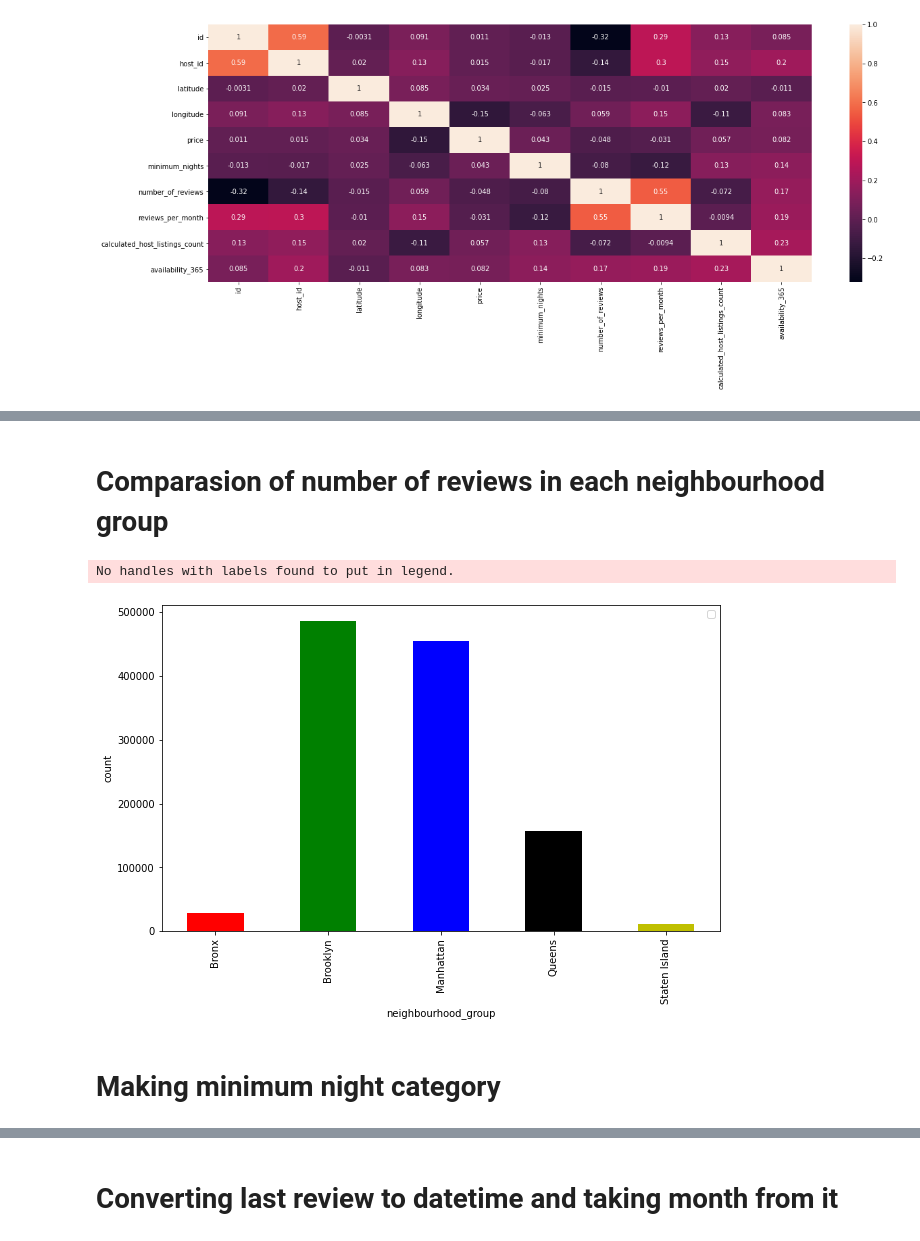
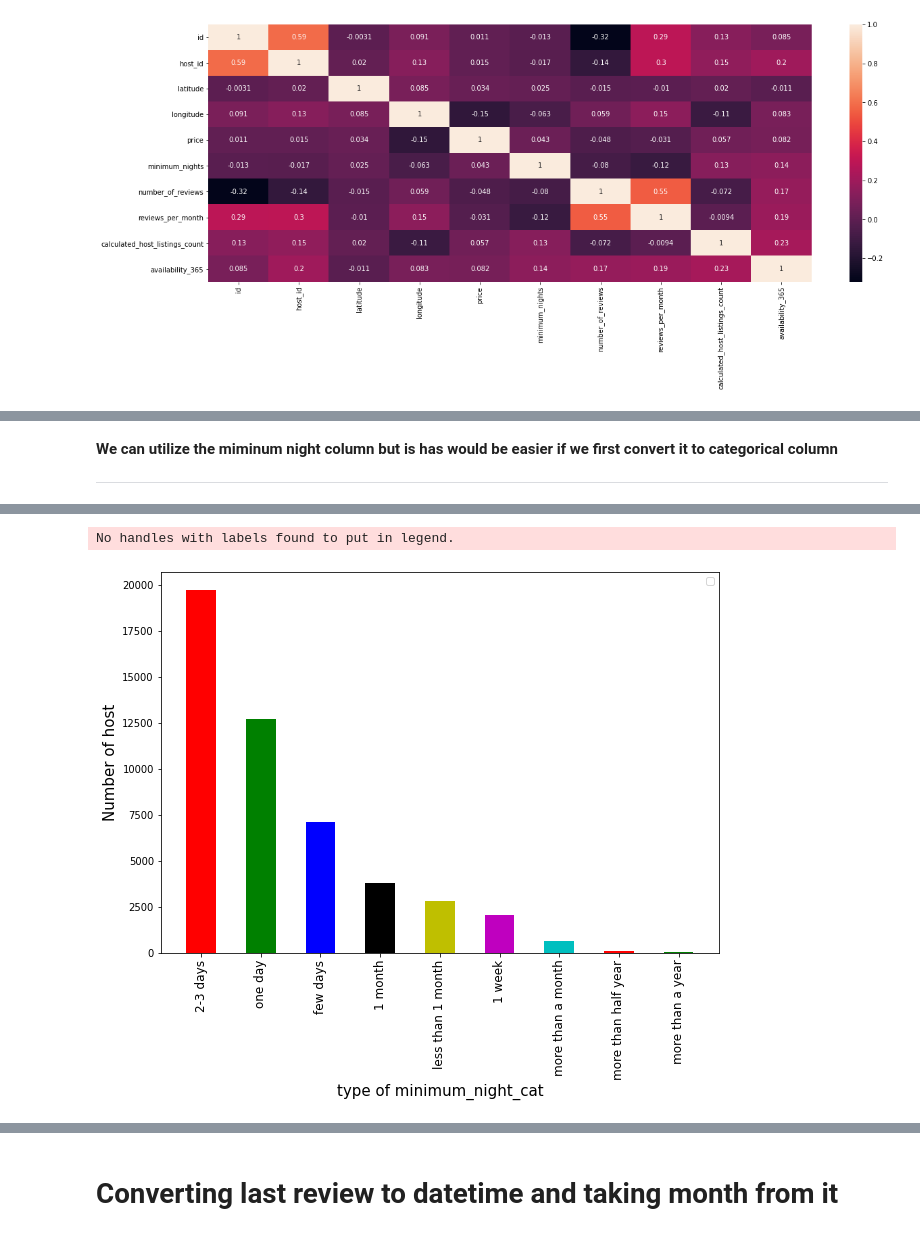
Before and after one commit to Shubhankitsirvaiya/Airbnb, a Jupyter notebook: Complete_Airbnb_Bookings_Analysis_Capstone_Project.ipynb, the cells around one changed output, grey strips where cells are left out. Drawn from its saved outputs; the diff is of its cells as text; code cells hidden in the pictures.

```diff
--- a/Complete_Airbnb_Bookings_Analysis_Capstone_Project.ipynb
+++ b/Complete_Airbnb_Bookings_Analysis_Capstone_Project.ipynb
@@ -22,7 +24,7 @@ import matplotlib.pyplot as plt
 %matplotlib inline
 import seaborn as sns
 # %%
-df=pd.read_csv('/content/drive/MyDrive/Airbnb NYC 2019.csv')
+df=pd.read_csv('/content/drive/MyDrive/Copy of Airbnb NYC 2019.csv')
 # %%
 df.head()
 # %% [output]
@@ -93,3 +122,7 @@ No handles with labels found to put in legend.
+# %% [markdown]
+**We can utilize the miminum night column but is has would be easier if we first convert it to categorical column**
+
+---
 # %%
 df.head()
 # %% [output]
@@ -99,27 +132,47 @@ df.head()
 | 2 | 3647 | THE VILLAGE OF HARLEM....NEW YORK ! | 4632 | Elisabeth | Manhattan | Harlem | 40.80902 | -73.94190 | ... |
 | 3 | 3831 | Cozy Entire Floor of Brownstone | 4869 | LisaRoxanne | Brooklyn | Clinton Hill | 40.68514 | -73.95976 | ... |
 | 4 | 5022 | Entire Apt: Spacious Studio/Loft ... | 7192 | Laura | Manhattan | East Harlem | 40.79851 | -73.94399 | ... |
-# %% [markdown]
-# Comparasion of number of reviews in each neighbourhood group
+# %%
+def minimum_night_cat(x):
+  if x==1:
+    return 'one day'
+  if x>1 and x<=3:
+    return '2-3 days'
+  if x>3 and x<7:
+    return 'few days'
+  elif x==7:
+    return '1 week'
+  elif x>7 and x<=29:
+    return 'less than 1 month'
+  elif x==30:
+    return '1 month'
+  elif x>30 and x<180:
+    return 'more than a month'
+  elif x>=180 and x<=365:
+    return 'more than half year'
+  elif x>365:
+    return 'more than a year'
+df['minimum_night_cat']=df['minimum_nights'].apply(minimum_night_cat)
+# %%
+
+d=pd.DataFrame(df.groupby('minimum_night_cat')['id'].count()).rename({'id':'count'},axis=1).reset_index().sort_values('count',ascending=False)
 # %%
-review=df.groupby('neighbourhood_group')['number_of_reviews'].sum().reset_index()
+
 w=0.5
 
-#plt.figsize(figure=(20,10))
-plt.figure(figsize=(10,6))
 
-bar1=np.arange(5)
-plt.bar(bar1,review['number_of_reviews'],w,color='rgbkymc')
-plt.xlabel('neighbourhood_group')
-plt.ylabel('count')
+plt.figure(figsize=(10,7))
+
+bar1=np.arange(9)
+plt.bar(bar1,d['count'],w,color='rgbkymc')
+plt.xlabel('type of minimum_night_cat',size=15)
+plt.ylabel('Number of host',size=15)
 plt.title('',size=20)
-plt.xticks(bar1,review['neighbourhood_group'],rotation=90)
+plt.xticks(bar1,d['minimum_night_cat'],rotation=90,fontsize=12)
 plt.legend()
 
 
 plt.show()
 # %% [output]
 No handles with labels found to put in legend.
-[figure, old version]
+[figure, new version]
-# %% [markdown]
-# Making minimum night category
```
Also changed, not shown: parts of 46 cells of this notebook.
